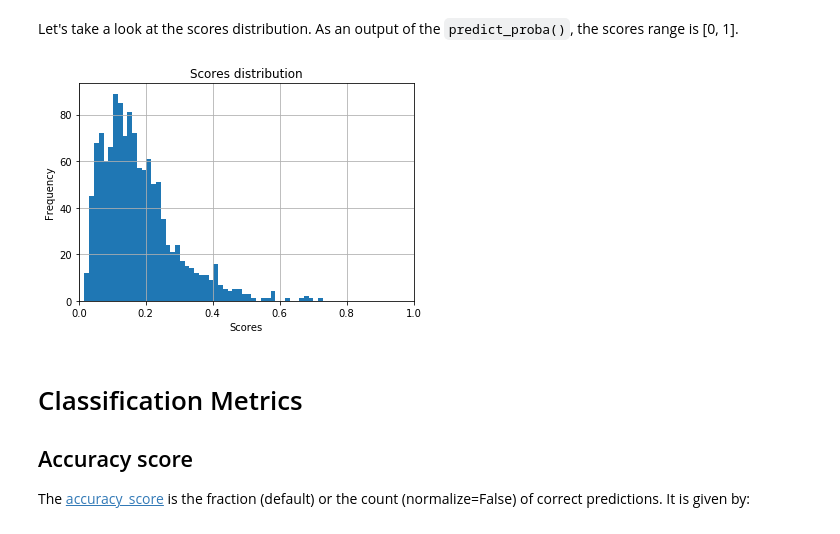
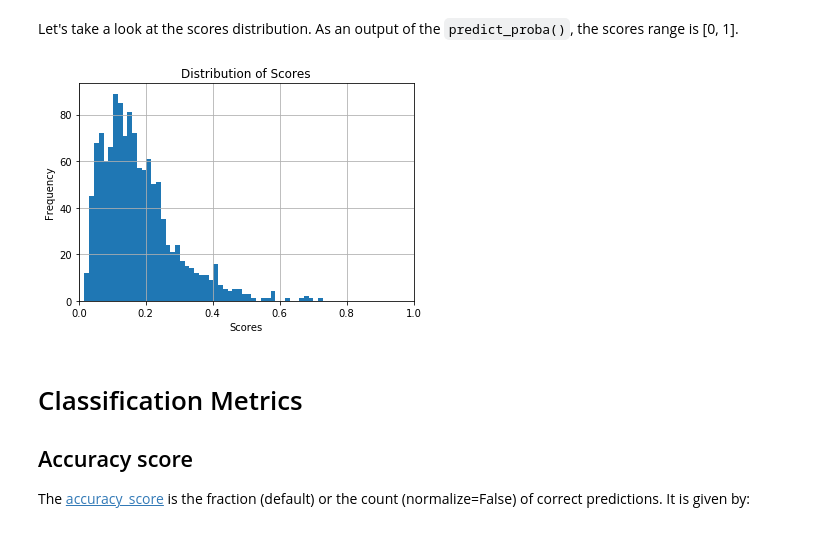
Before and after one commit to LDSSA/learning-units, a Jupyter notebook: units/11-validation-metrics/examples/11 - Validation Metrics for Classification.ipynb, the cells around one changed output. Saved outputs shown, nothing was run; the diff lists cells and outputs as text; code cells hidden in the pictures.

```diff
--- a/units/11-validation-metrics/examples/Validation Metrics for Classification.ipynb
+++ b/units/11-validation-metrics/examples/11 - Validation Metrics for Classification.ipynb
@@ -36,12 +36,12 @@ Let's take a look at the scores distribution. As an output of the `predict_proba
 # %%
 df_results['scores'].hist(bins=50)
 plt.ylabel('Frequency')
 plt.xlabel('Scores')
-plt.title('Scores distribution')
+plt.title('Distribution of Scores')
 plt.xlim(0, 1)
 plt.show()
 # %% [output]
-[figure, old version]
+[figure, new version]
 # %% [markdown]
 # Classification Metrics
 ## Accuracy score
```
Also changed, not shown: parts of 10 cells of this notebook, 1 other file.
